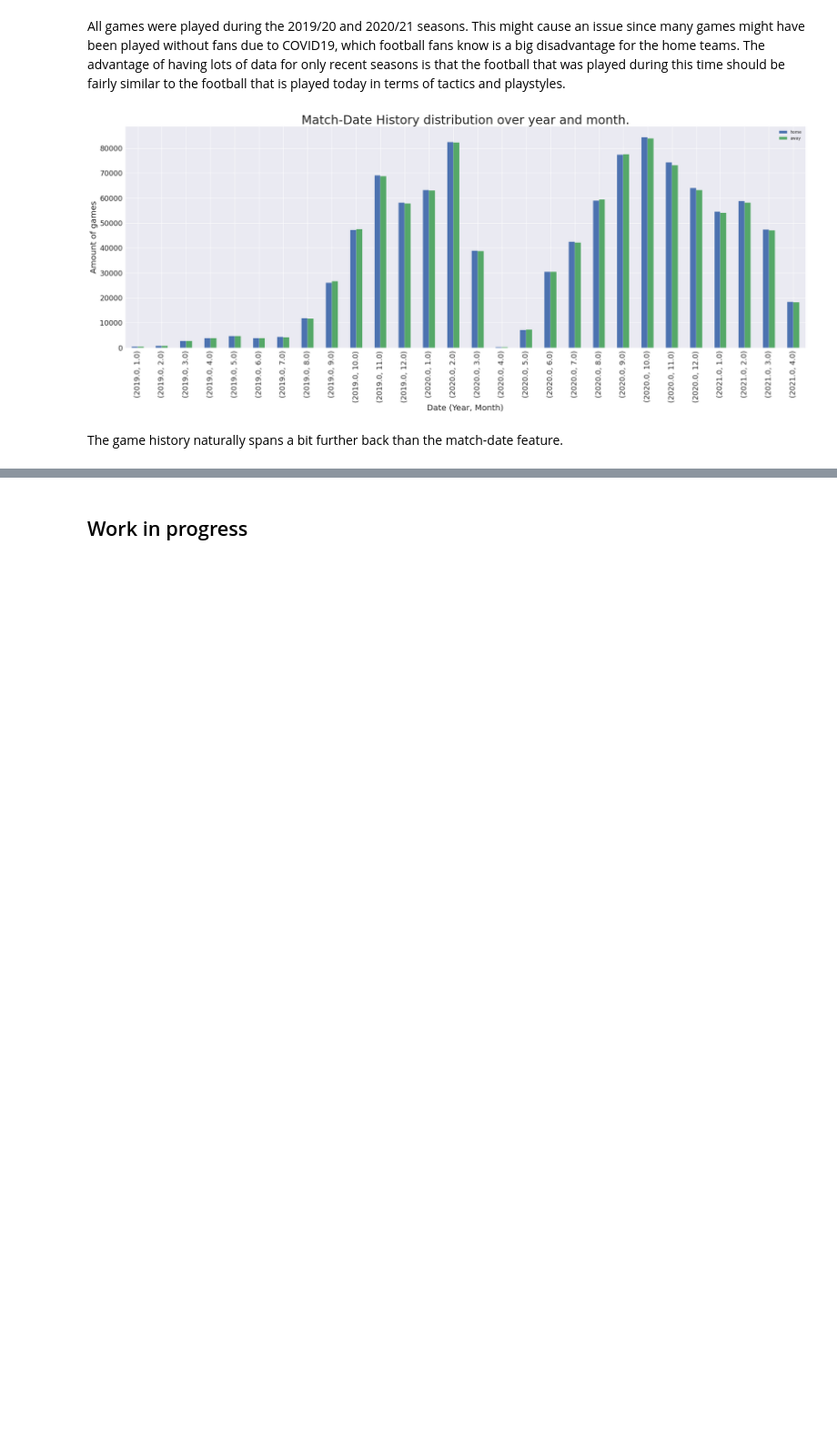
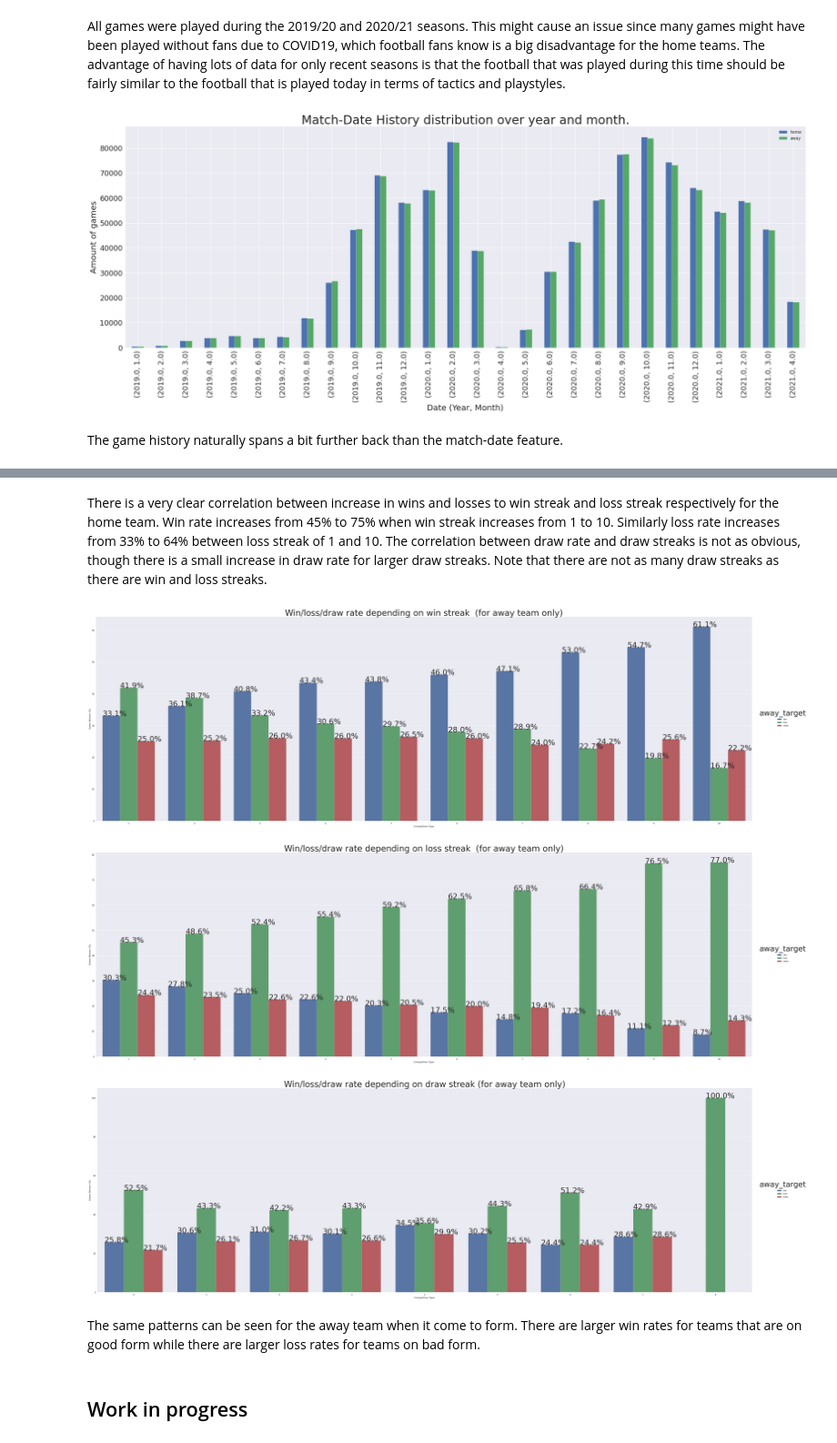
Before and after one commit to Taoudi/Football-Match-Result-Predictor, a Jupyter notebook: football-match-prediction-eda.ipynb, the cells around one changed output, grey strips where cells are left out. Shown at 91% size. Drawn from its saved outputs; the diff is of its cells as text; code cells hidden in the pictures; blank space fills up the shorter version.

```diff
--- a/football-match-prediction-eda.ipynb
+++ b/football-match-prediction-eda.ipynb
@@ -332,2 +465,59 @@ The game history naturally spans a bit further back than the match-date feature.
+# %% [markdown]
+There is a very clear correlation between increase in wins and losses to win streak and loss streak respectively for the home team. Win rate increases from 45% to 75% when win streak increases from 1 to 10. Similarly loss rate increases from 33% to 64% between loss streak of 1 and 10. The correlation between draw rate and draw streaks is not as obvious, though there is a small increase in draw rate for larger draw streaks. Note that there are not as many draw streaks as there are win and loss streaks.
+# %%
+hue_order = ['win','loss','draw']
+temp_df["away_target"] = 'draw'
+
+temp_df.loc[temp_df['target']=='away','away_target'] = 'win'
+temp_df.loc[temp_df['target']=='home','away_target'] = 'loss'
+
+t1 = temp_df.loc[temp_df['away_streak_type']=='win']
+grouped = t1.groupby(['away_streak','away_streak_type'])['away_target'].value_counts(normalize=True)
+grouped = grouped.mul(100)
+grouped = grouped.rename('percent').reset_index()
+g = sns.catplot(x="away_streak",y='percent',hue='away_target',kind='bar',hue_order=hue_order,data=grouped,height=15,aspect=3)
+plt.title("Win/loss/draw rate depending on win streak  (for away team only)", fontsize=40)
+g.set_axis_labels("Competition Type","Game Winner (%)")
+for p in g.ax.patches:
+    txt = str(p.get_height().round(1)) + '%'
+    txt_x = p.get_x()
+    txt_y = p.get_height()
+    g.ax.text(txt_x,txt_y,txt)
+plt.show()
+
+t1 = temp_df.loc[temp_df['away_streak_type']=='loss']
+grouped = t1.groupby(['away_streak','away_streak_type'])['away_target'].value_counts(normalize=True)
+grouped = grouped.mul(100)
+grouped = grouped.rename('percent').reset_index()
+g = sns.catplot(x="away_streak",y='percent',hue='away_target',kind='bar',hue_order=hue_order,data=grouped,height=15,aspect=3)
+plt.title("Win/loss/draw rate depending on loss streak  (for away team only)", fontsize=40)
+g.set_axis_labels("Competition Type","Game Winner (%)")
+for p in g.ax.patches:
+    txt = str(p.get_height().round(1)) + '%'
+    txt_x = p.get_x()
+    txt_y = p.get_height()
+    g.ax.text(txt_x,txt_y,txt)
+plt.show()
+
+t1 = temp_df.loc[temp_df['away_streak_type']=='draw']
+grouped = t1.groupby(['away_streak','away_streak_type'])['away_target'].value_counts(normalize=True)
+grouped = grouped.mul(100)
+grouped = grouped.rename('percent').reset_index()
+
+g = sns.catplot(x="away_streak",y='percent',hue='away_target',kind='bar',hue_order=hue_order,data=grouped,height=15,aspect=3)
+plt.title("Win/loss/draw rate depending on draw streak (for away team only)", fontsize=40)
+g.set_axis_labels("Competition Type","Game Winner (%)")
+for p in g.ax.patches:
+    txt = str(p.get_height().round(1)) + '%'
+    txt_x = p.get_x()
+    txt_y = p.get_height()
+    g.ax.text(txt_x,txt_y,txt)
+plt.show()
+# %% [output]
+[figure, added]
+[figure, added]
+[figure, added]
+# %% [markdown]
+The same patterns can be seen for the away team when it come to form. There are larger win rates for teams that are on good form while there are larger loss rates for teams on bad form.
 # %% [markdown]
 ## Work in progress
```
Also changed, not shown: parts of 5 cells of this notebook.
